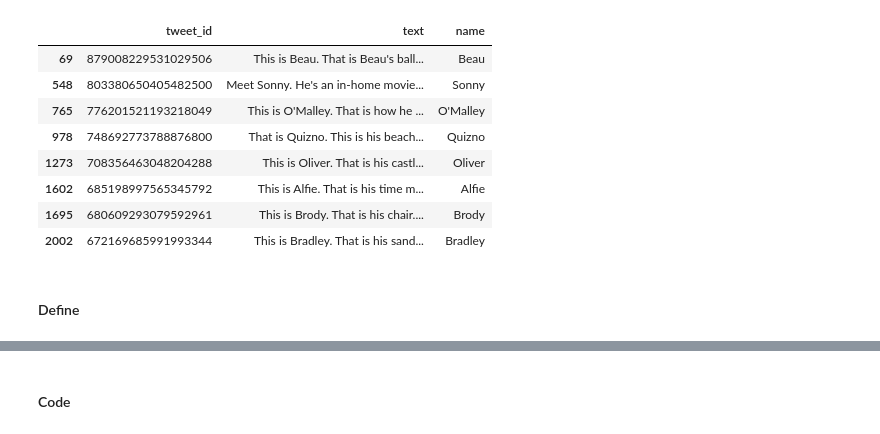
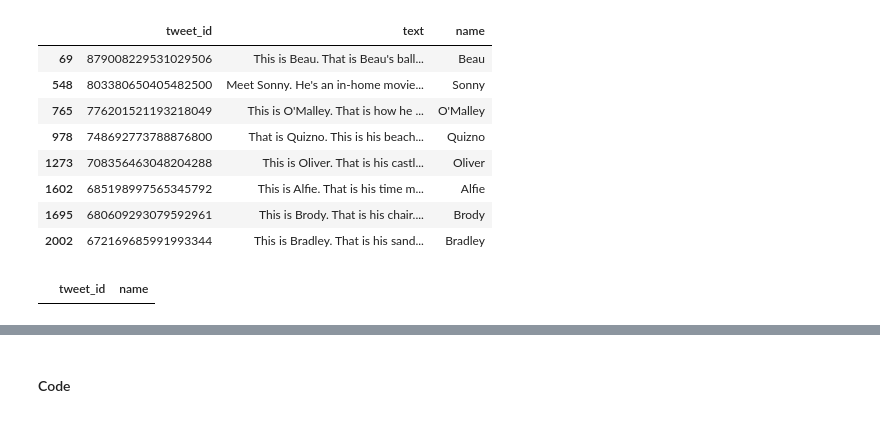
Before and after one commit to marooned20/Udacity-Data-Wrangling, a Jupyter notebook: wrangle_act.ipynb, the cells around one changed output, grey strips where cells are left out. Drawn from its saved outputs; the diff is of its cells as text; code cells hidden in the pictures.

```diff
--- a/wrangle_act.ipynb
+++ b/wrangle_act.ipynb
@@ -740,5 +741,8 @@ archive_tweet_df[archive_tweet_df.text.str.contains('That is')][['tweet_id','tex
 | 1602 | 685198997565345792 | This is Alfie. That is his time m... | Alfie |
 | 1695 | 680609293079592961 | This is Brody. That is his chair.... | Brody |
 | 2002 | 672169685991993344 | This is Bradley. That is his sand... | Bradley |
-# %% [markdown]
-#### Define
+# %%
+# check for lowercase names: should be zero
+archive_tweet_df[archive_tweet_df.name.str.islower()][['tweet_id','name']]
+# %% [output]
+|  | tweet_id | name |
```
Also changed, not shown: parts of 18 cells of this notebook.
